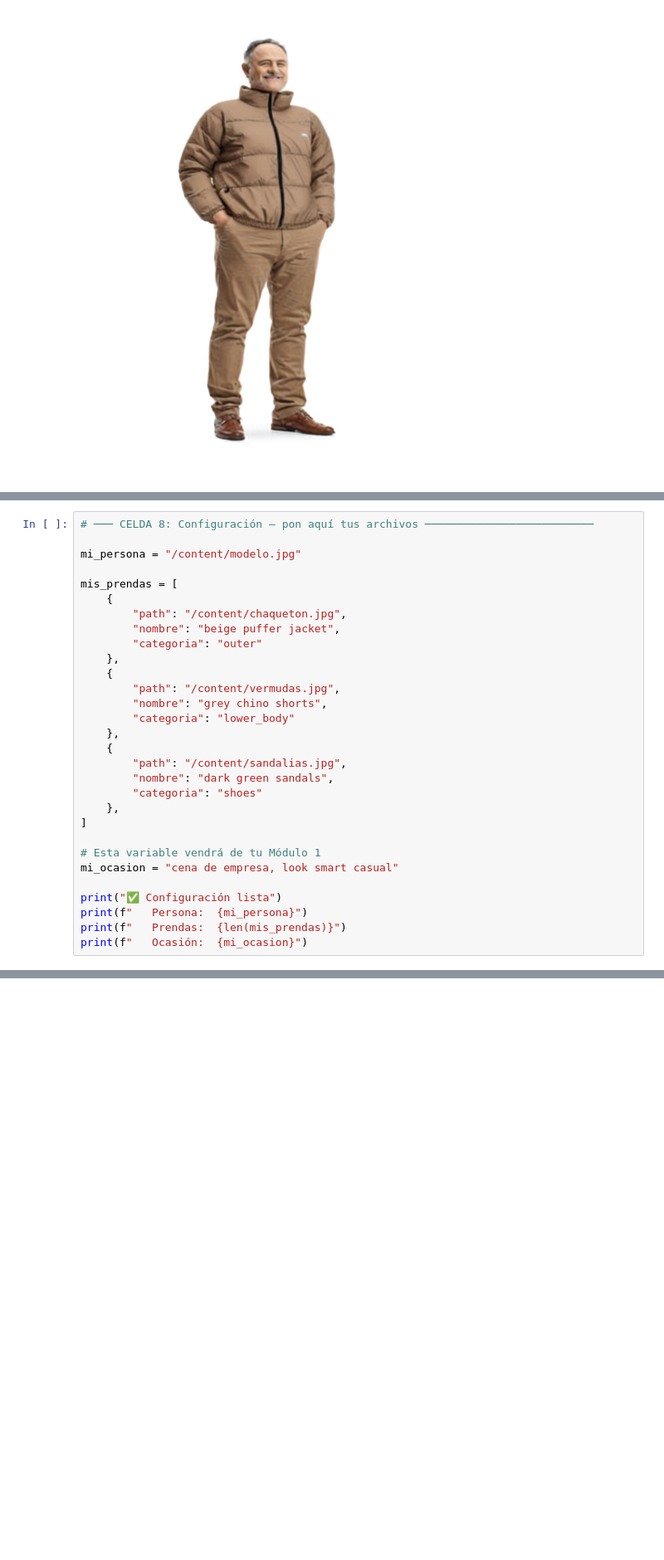
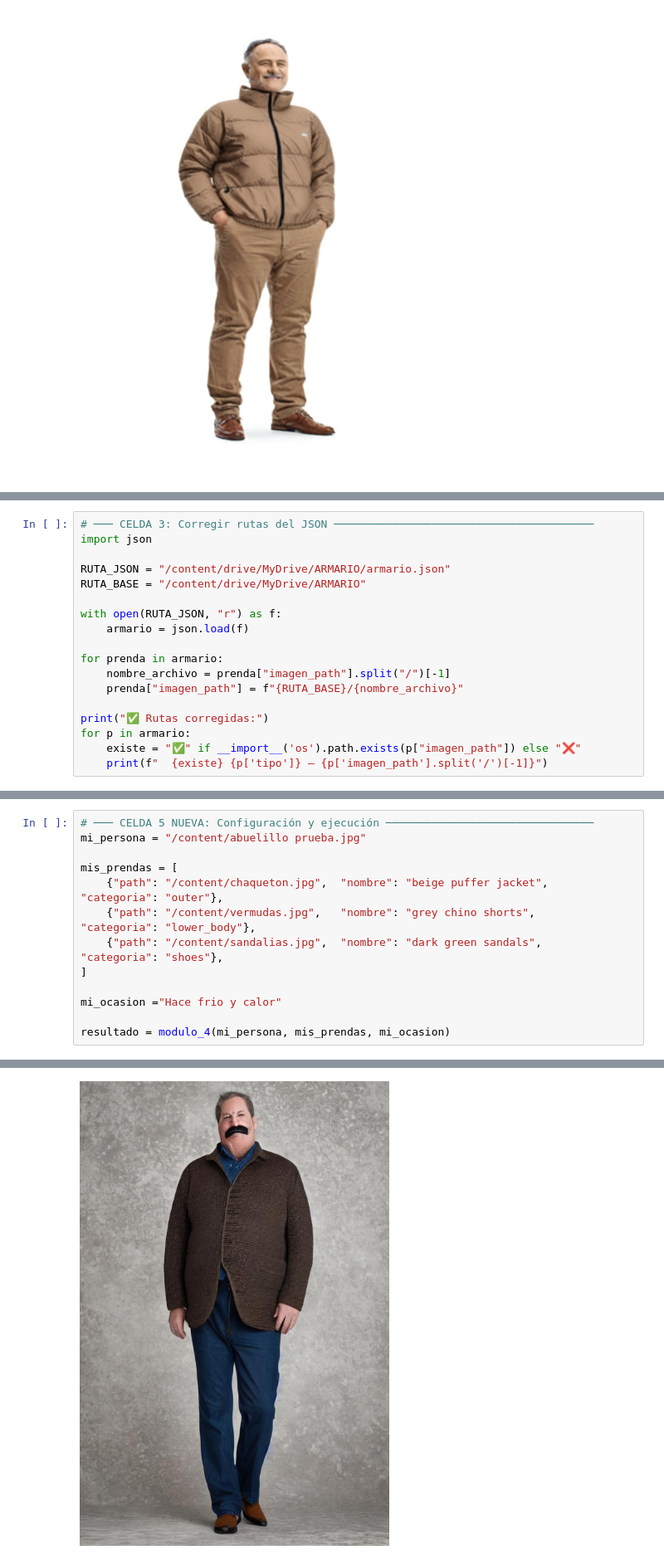
Before and after one commit to diazcas2/mIArmario, a Jupyter notebook: Módulo_4_Imagen.ipynb, the cells around one changed output, grey strips where cells are left out. Shown at 83% size. Saved outputs shown, nothing was run; the diff lists cells and outputs as text; blank space fills up the shorter version.

Commit message:
MODELO FINAL

```diff
--- a/Módulo_4_Imagen.ipynb
+++ b/Módulo_4_Imagen.ipynb
@@ -344,0 +350,18 @@ print("✅ Gemini autenticado correctamente")
+# %%
+# ─── CELDA 3: Corregir rutas del JSON ────────────────────────────────────────
+import json
+
+RUTA_JSON = "/content/drive/MyDrive/ARMARIO/armario.json"
+RUTA_BASE = "/content/drive/MyDrive/ARMARIO"
+
+with open(RUTA_JSON, "r") as f:
+    armario = json.load(f)
+
+for prenda in armario:
+    nombre_archivo = prenda["imagen_path"].split("/")[-1]
+    prenda["imagen_path"] = f"{RUTA_BASE}/{nombre_archivo}"
+
+print("✅ Rutas corregidas:")
+for p in armario:
+    existe = "✅" if __import__('os').path.exists(p["imagen_path"]) else "❌"
+    print(f"  {existe} {p['tipo']} — {p['imagen_path'].split('/')[-1]}")
@@ -484,30 +795,14 @@ print("✅ Módulo 4 listo")
 # %%
-# ─── CELDA 8: Configuración — pon aquí tus archivos ──────────────────────────
-
-mi_persona = "/content/modelo.jpg"
+# ─── CELDA 5 NUEVA: Configuración y ejecución ────────────────────────────────
+mi_persona = "/content/abuelillo prueba.jpg"
 
 mis_prendas = [
-    {
-        "path": "/content/chaqueton.jpg",
-        "nombre": "beige puffer jacket",
-        "categoria": "outer"
-    },
-    {
-        "path": "/content/vermudas.jpg",
-        "nombre": "grey chino shorts",
-        "categoria": "lower_body"
-    },
-    {
-        "path": "/content/sandalias.jpg",
-        "nombre": "dark green sandals",
-        "categoria": "shoes"
-    },
+    {"path": "/content/chaqueton.jpg",  "nombre": "beige puffer jacket",  "categoria": "outer"},
+    {"path": "/content/vermudas.jpg",   "nombre": "grey chino shorts",    "categoria": "lower_body"},
+    {"path": "/content/sandalias.jpg",  "nombre": "dark green sandals",   "categoria": "shoes"},
 ]
 
-# Esta variable vendrá de tu Módulo 1
-mi_ocasion = "cena de empresa, look smart casual"
+mi_ocasion ="Hace frio y calor"
 
-print("✅ Configuración lista")
-print(f"   Persona:  {mi_persona}")
-print(f"   Prendas:  {len(mis_prendas)}")
-print(f"   Ocasión:  {mi_ocasion}")
+resultado = modulo_4(mi_persona, mis_prendas, mi_ocasion)
+# %% [output]
@@ -513,0 +826 @@ print(f"   Ocasión:  {mi_ocasion}")
+[figure, added]
```
Also changed, not shown: parts of 23 cells of this notebook.
